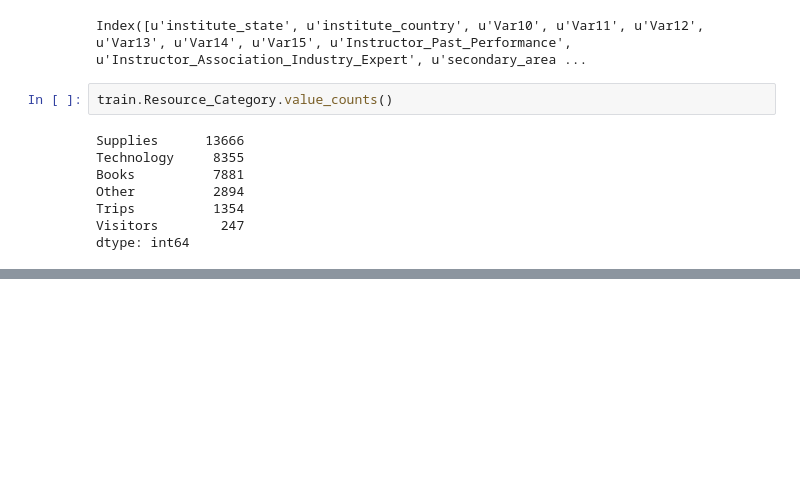
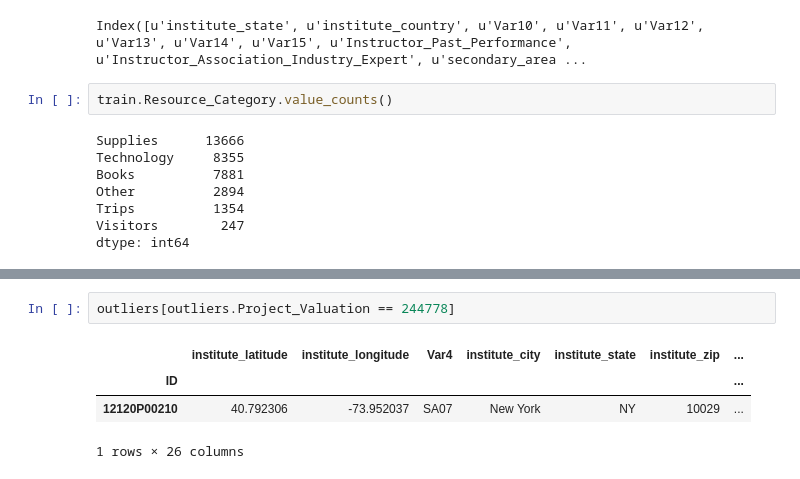
Before and after one commit to numb3r33/predict-grants, a Jupyter notebook: EDA.ipynb, the cells around one changed output, grey strips where cells are left out. Drawn from its saved outputs; the diff is of its cells as text; blank space fills up the shorter version.

```diff
--- a/EDA.ipynb
+++ b/EDA.ipynb
@@ -249,0 +260,7 @@ dtype: int64
+# %%
+outliers[outliers.Project_Valuation == 244778]
+# %% [output]
+|  | institute_latitude | institute_longitude | Var4 | institute_city | institute_state | institute_zip | ... |
+| ID |  |  |  |  |  |  | ... |
+| 12120P00210 | 40.792306 | -73.952037 | SA07 | New York | NY | 10029 | ... |
+1 rows × 26 columns
```
Also changed, not shown: parts of 6 cells of this notebook, 2 other files.
